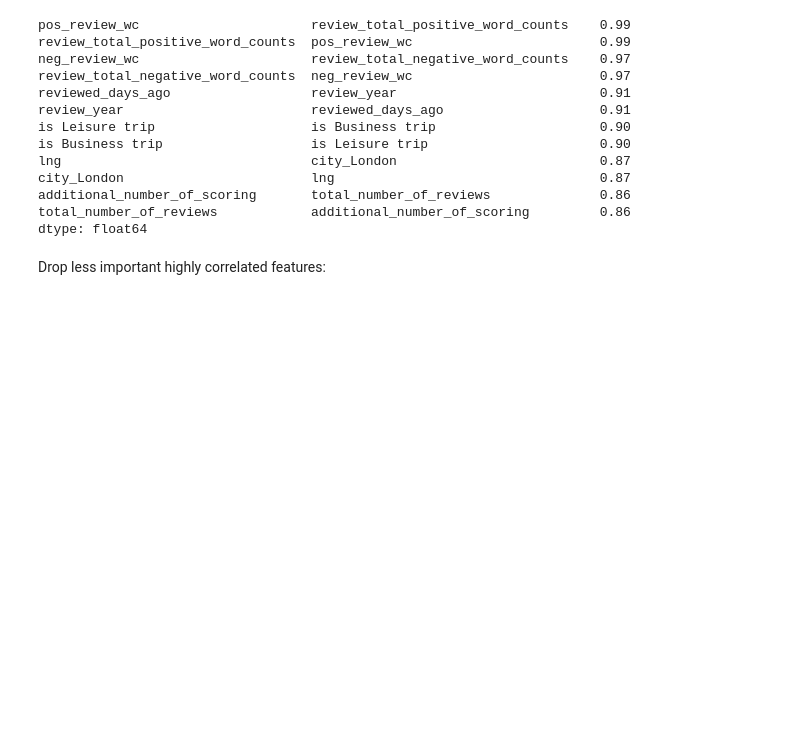
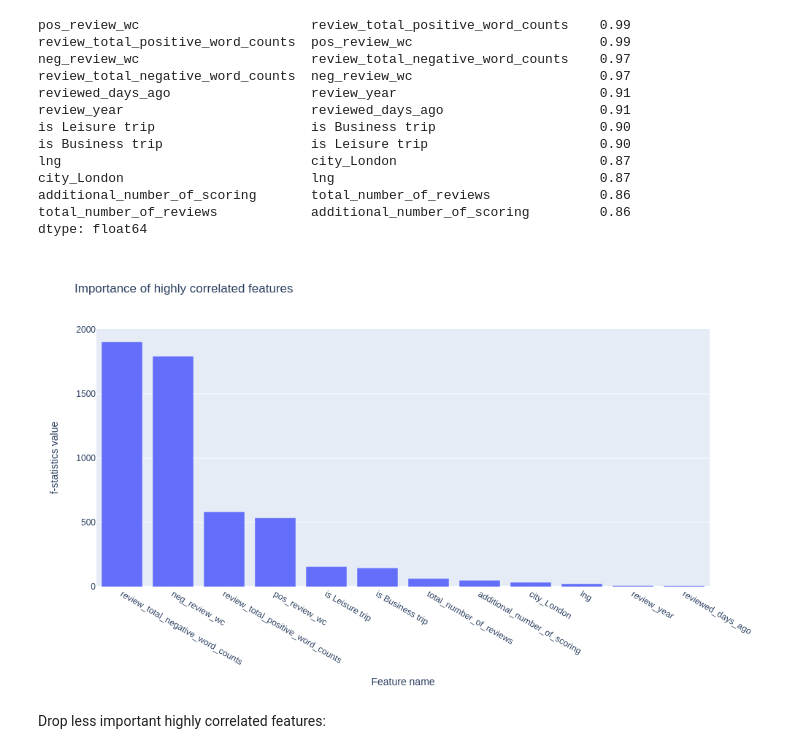
Before and after one commit to errlwdfi/sf_data_science, a Jupyter notebook: booking/booking.ipynb, the cells around one changed output. Drawn from its saved outputs; the diff is of its cells as text; code cells hidden in the pictures; blank space fills up the shorter version.

```diff
--- a/booking/booking.ipynb
+++ b/booking/booking.ipynb
@@ -57,6 +71,0 @@ There are 3 separate hotels who share the name 'Hotel Regina'. Let's rename them
-# %%
-for idx in hotels['hotel_name'].index:
-    if hotels['hotel_name'].iloc[idx] == 'Hotel Regina':
-        hotels['hotel_name'].iloc[idx] = 'Hotel Regina (' + hotels['hotel_address'].iloc[idx].split()[-2] + ')'
-
-hotels['hotel_name'].nunique()
@@ -213,8 +203,3 @@ locations_dict
   16.35142625097432]}
 # %% [markdown]
 Fill missing coordinates:
-# %%
-for idx in X['hotel_address'].index:
-    if X['hotel_address'].iloc[idx] in coordinates_na:
-        X['lat'].iloc[idx] = locations_dict[X['hotel_address'].iloc[idx]][0]
-        X['lng'].iloc[idx] = locations_dict[X['hotel_address'].iloc[idx]][1]
@@ -238,0 +206,4 @@ See the caveats in the documen
+# %%
+for key in locations_dict.keys():
+    X.loc[X['hotel_address'] == key, 'lat'] = locations_dict[key][0]
+    X.loc[X['hotel_address'] == key, 'lng'] = locations_dict[key][1]
@@ -238,0 +240,7 @@ See the caveats in the documen
+# %%
+regina_city_arr = X[X['hotel_name'] == 'Hotel Regina']['city'].unique()
+
+for item in regina_city_arr:
+    X.loc[(X['city'] == item) & (X['hotel_name'] == 'Hotel Regina'), 'hotel_name'] = 'Hotel Regina (' + item + ')'
+
+X['hotel_name'].nunique()
@@ -1144,22 +1146,24 @@ dtype: float64
 # %%
 importance_corr_anova = pd.Series(f_classif(X[spearman_corr_high.unstack().columns], y)[0], \
     index = spearman_corr_high.unstack().columns)
 importance_corr_anova.sort_values(inplace=True, ascending=False)
 
 fig_imp_corr_anova = px.bar(
     importance_corr_anova,
     orientation='v',
     height=600,
     width=1000,
     title='Importance of highly correlated features'
 )
 fig_imp_corr_anova.update(layout_showlegend=False)
 fig_imp_corr_anova.layout.xaxis.title.text = 'Feature name'
 fig_imp_corr_anova.layout.yaxis.title.text = 'f-statistics value'
-# fig_imp_corr_anova.write_html('images/imp_corr_anova.html')
-# fig_imp_corr_anova.write_image('images/imp_corr_anova.png')
-# fig_imp_corr_anova.show('png')
-fig_imp_corr_anova.show()
+fig_imp_corr_anova.write_html('images/imp_corr_anova.html')
+fig_imp_corr_anova.write_image('images/imp_corr_anova.png')
+fig_imp_corr_anova.show('png')
+# fig_imp_corr_anova.show()
+# %% [output]
+[figure, added]
 # %% [markdown]
 Drop less important highly correlated features:
 # %%
```
Also changed, not shown: parts of 39 cells of this notebook, 11 other files.
